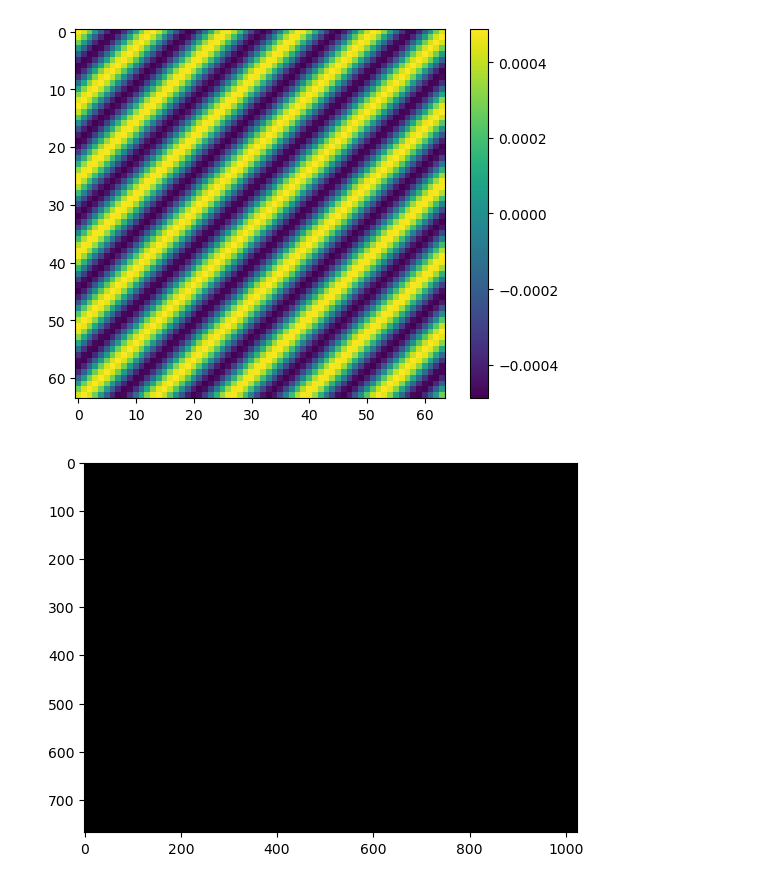
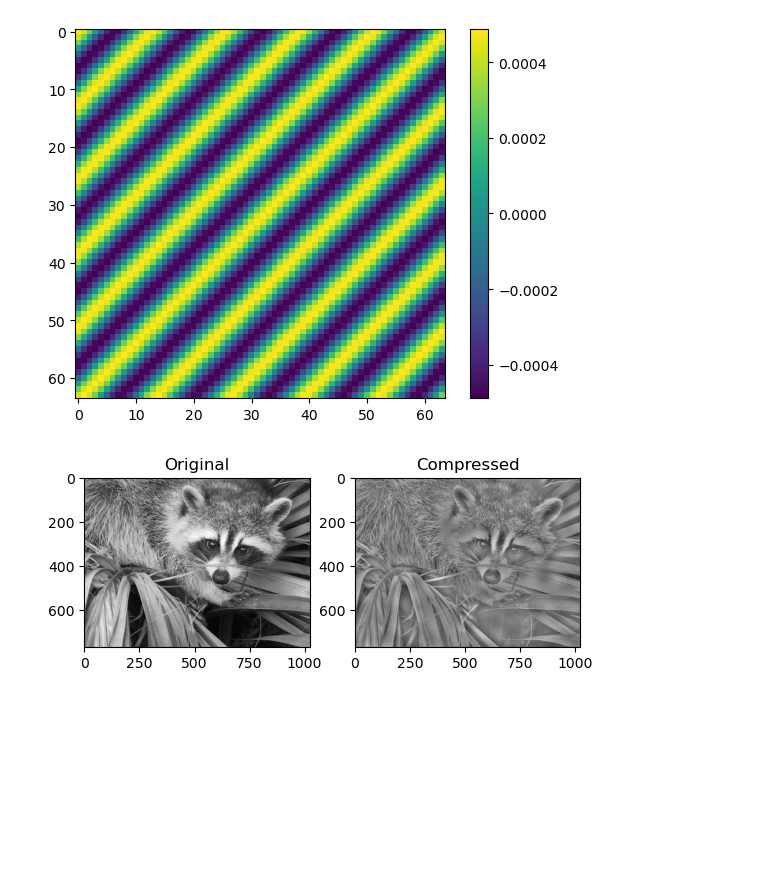
Before and after one commit to ReluSt13/ProcesareaSemnalelor, a Jupyter notebook: Tema7/lab7.ipynb, the cells around one changed output. Drawn from its saved outputs; the diff is of its cells as text; code cells hidden in the pictures; blank space fills up the shorter version.

```diff
--- a/Tema7/lab7.ipynb
+++ b/Tema7/lab7.ipynb
@@ -217,14 +218,41 @@ plt.show()
 # %% [output]
 [figure]
 [figure]
-# %%
-# Comprimati imaginea cu ratonul de mai sus prin atenuarea frecventelor inalte pana la un prag SNR autoimpus
-raton_img = misc.face(gray=True)
-Y_raton = np.fft.fft2(raton_img)
-freq_db = 20*np.log10(abs(Y_raton))
-SNR = 10
-SNR_db = 20*np.log10(SNR)
-# frequency_cutoff = ? must be found so that the SNR is the given one ?
-# def find_frequency_cutoff(SNR, img):
-# %% [output]
-[figure, removed]
+# %%
+# Comprimati imaginea cu ratonul de mai sus prin atenuarea frecventelor inalte pana la un prag SNR autoimpus
+raton_img = misc.face(gray=True)
+Y_raton = np.fft.fft2(raton_img)
+SNR = 0.01
+
+def calc_snr(orig_img, compressed_img):
+    noise = orig_img - compressed_img
+    noise_power = np.sum(noise**2)
+    # make sure we don't divide by 0
+    if noise_power == 0:
+        return np.inf
+    return np.sum(orig_img ** 2) / noise_power
+
+raton_img_compressed = raton_img.copy()
+
+for i in range(50):
+    computed_snr = calc_snr(raton_img, raton_img_compressed)
+    if computed_snr <= SNR:
+        break
+    Y = np.fft.fft2(raton_img_compressed)
+    # the center of the fourier transform of a 2d fft represents the average of the image.
+    # preserving the dc component ensures that the average brightness of the image is preserved
+    center = Y[0, 0]
+    Y[0, 0] = 0
+    threshold = np.max(np.abs(Y)) * 0.99
+    Y[np.abs(Y) >= threshold] = 0
+    Y[0, 0] = center
+    raton_img_compressed = np.fft.ifft2(Y).real
+
+fix, axs = plt.subplots(1, 2)
+axs[0].imshow(raton_img, cmap=plt.cm.gray)
+axs[0].set_title('Original')
+axs[1].imshow(raton_img_compressed, cmap=plt.cm.gray)
+axs[1].set_title('Compressed')
+plt.show()
+# %% [output]
+[figure, added]
```
Also changed, not shown: parts of 5 cells of this notebook.
